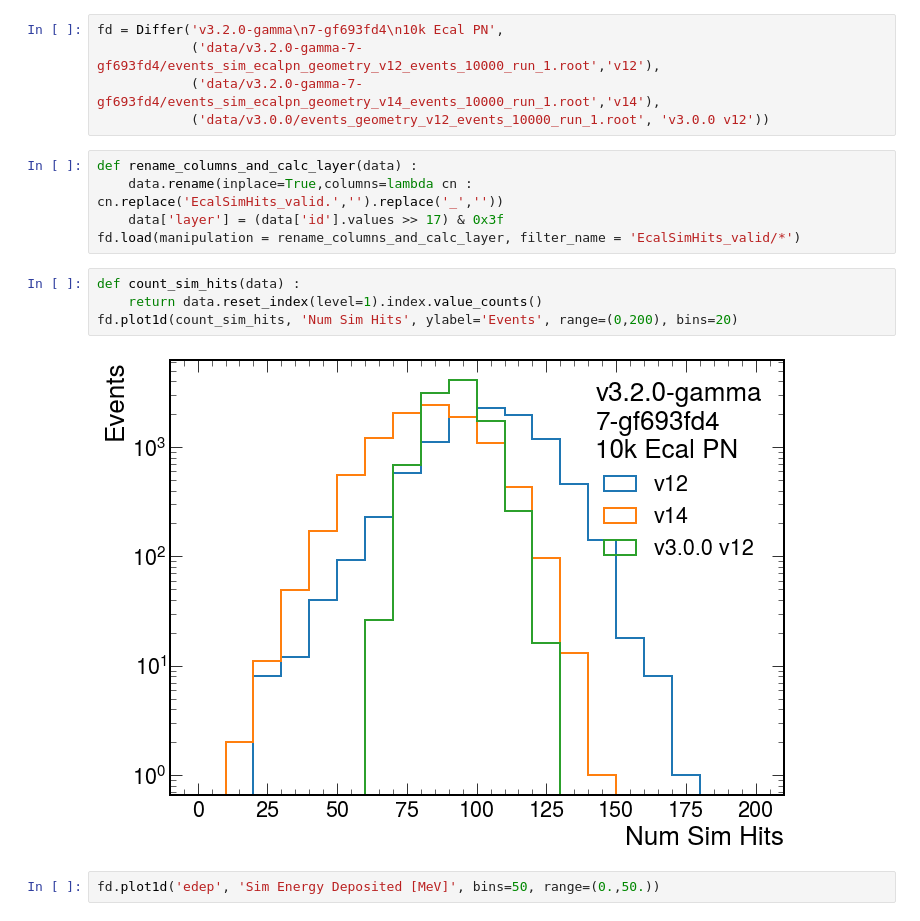
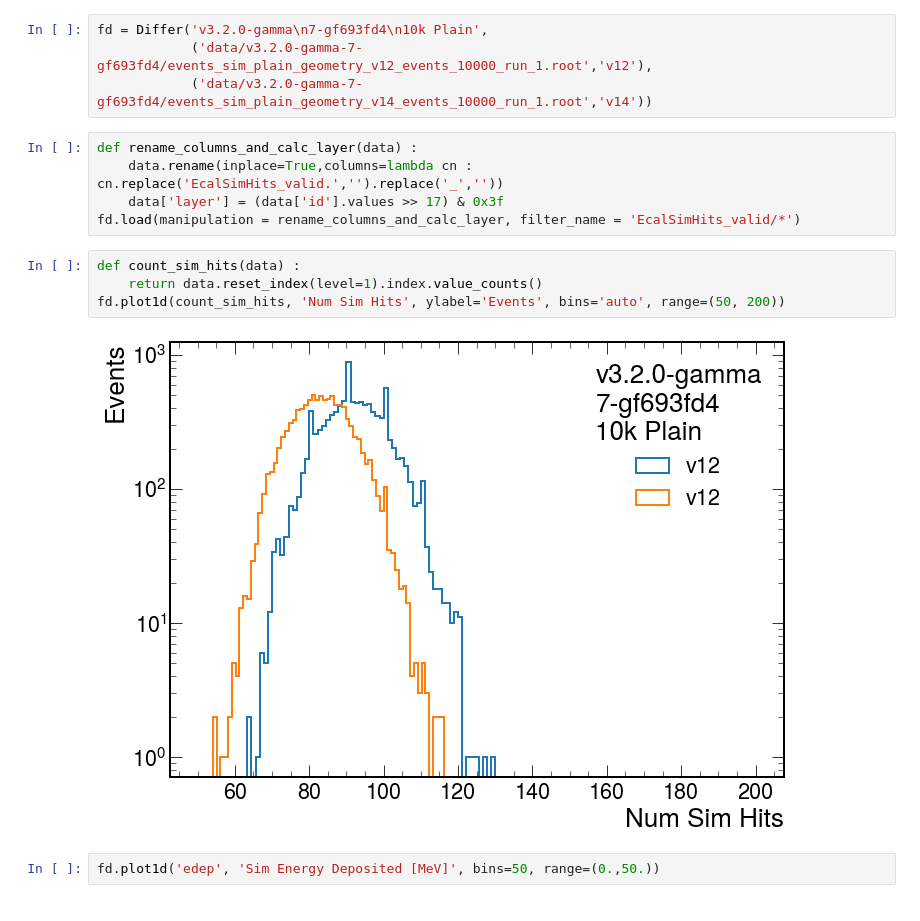
Before and after one commit to tomeichlersmith/ldmx-ecal-validation, a Jupyter notebook: test.ipynb, the cells around one changed output. Saved outputs shown, nothing was run; the diff lists cells and outputs as text.

```diff
--- a/test.ipynb
+++ b/test.ipynb
@@ -5,10 +5,9 @@ import matplotlib.pyplot as plt
 import mplhep
 plt.style.use(mplhep.style.ROOT)
 # %%
-fd = Differ('v3.2.0-gamma\n7-gf693fd4\n10k Ecal PN',
-            ('data/v3.2.0-gamma-7-gf693fd4/events_sim_ecalpn_geometry_v12_events_10000_run_1.root','v12'),
-            ('data/v3.2.0-gamma-7-gf693fd4/events_sim_ecalpn_geometry_v14_events_10000_run_1.root','v14'),
-            ('data/v3.0.0/events_geometry_v12_events_10000_run_1.root', 'v3.0.0 v12'))
+fd = Differ('v3.2.0-gamma\n7-gf693fd4\n10k Plain',
+            ('data/v3.2.0-gamma-7-gf693fd4/events_sim_plain_geometry_v12_events_10000_run_1.root','v12'),
+            ('data/v3.2.0-gamma-7-gf693fd4/events_sim_plain_geometry_v14_events_10000_run_1.root','v14'))
 # %%
 def rename_columns_and_calc_layer(data) :
     data.rename(inplace=True,columns=lambda cn : cn.replace('EcalSimHits_valid.','').replace('_',''))
@@ -17,9 +16,9 @@ fd.load(manipulation = rename_columns_and_calc_layer, filter_name = 'EcalSimHits
 # %%
 def count_sim_hits(data) :
     return data.reset_index(level=1).index.value_counts()
-fd.plot1d(count_sim_hits, 'Num Sim Hits', ylabel='Events', range=(0,200), bins=20)
+fd.plot1d(count_sim_hits, 'Num Sim Hits', ylabel='Events', bins='auto', range=(50, 200))
 # %% [output]
-[figure, old version]
+[figure, new version]
 # %%
 fd.plot1d('edep', 'Sim Energy Deposited [MeV]', bins=50, range=(0.,50.))
 # %% [output]
```
Also changed, not shown: parts of 1 cell of this notebook.
